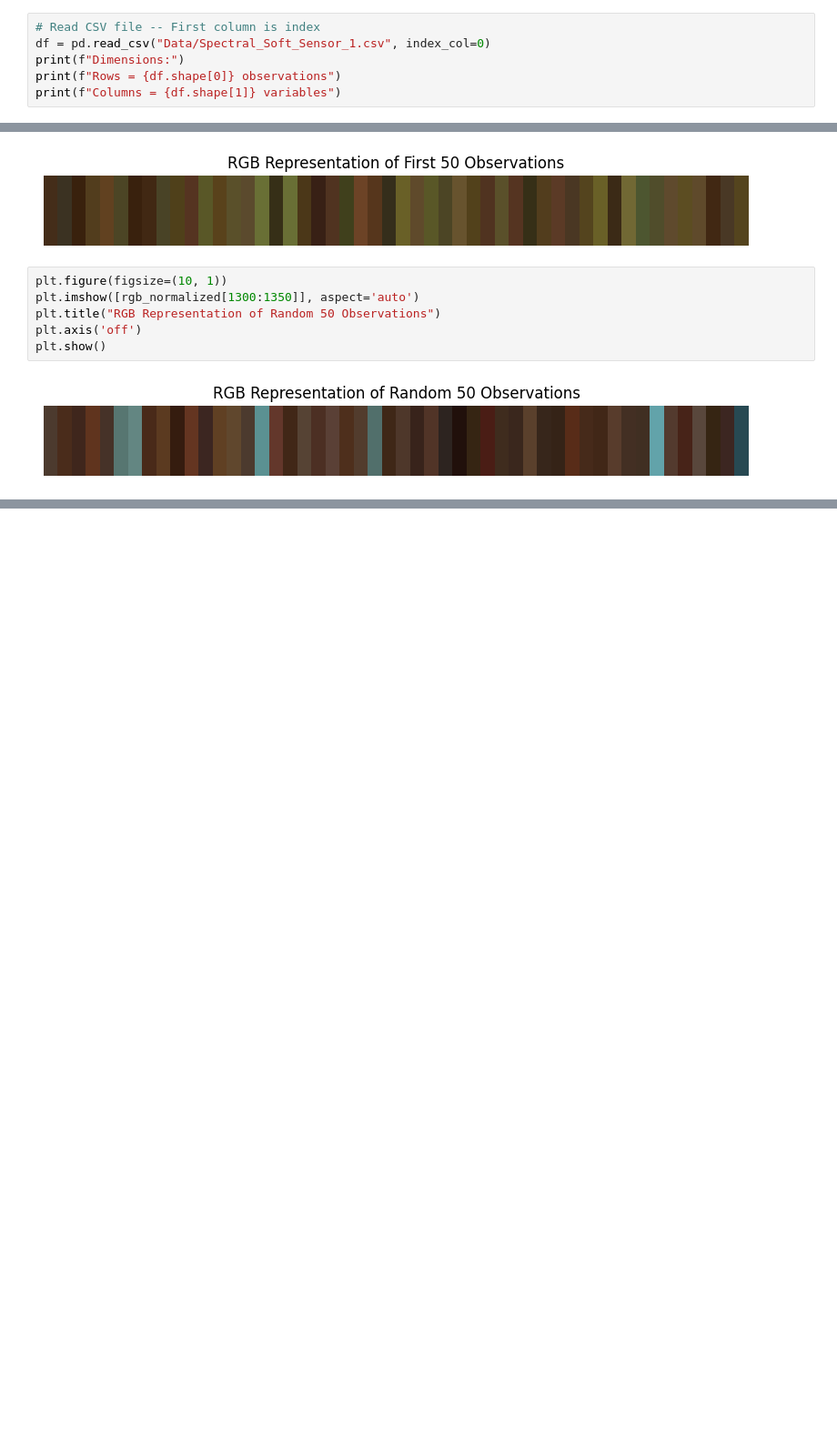
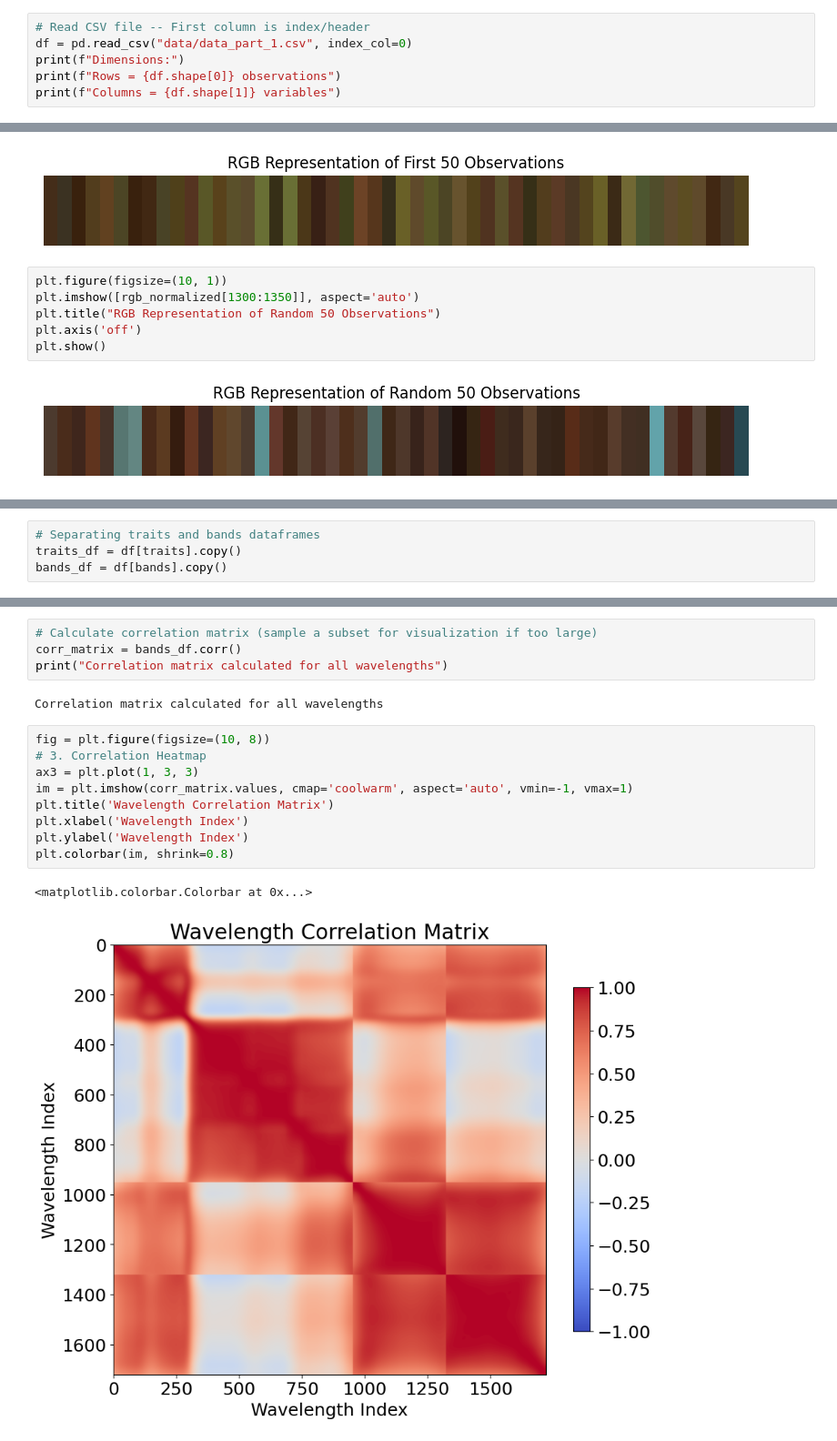
Before and after one commit to sophisticated21/ADAML-spectral-soft-sensor, a Jupyter notebook: part1.ipynb, the cells around one changed output, grey strips where cells are left out. Shown at 91% size. Drawn from its saved outputs; the diff is of its cells as text; blank space fills up the shorter version.

```diff
--- a/part1.ipynb
+++ b/part1.ipynb
@@ -4,8 +4,8 @@ import numpy as np
 import matplotlib.pyplot as plt
 import seaborn as sns
 # %%
-# Read CSV file -- First column is index
-df = pd.read_csv("Data/Spectral_Soft_Sensor_1.csv", index_col=0)
+# Read CSV file -- First column is index/header
+df = pd.read_csv("data/data_part_1.csv", index_col=0)
 print(f"Dimensions:")
 print(f"Rows = {df.shape[0]} observations")
 print(f"Columns = {df.shape[1]} variables")
@@ -188,0 +193,4 @@ plt.show()
+# %%
+# Separating traits and bands dataframes
+traits_df = df[traits].copy()
+bands_df = df[bands].copy()
@@ -188,0 +217,18 @@ plt.show()
+# %%
+# Calculate correlation matrix (sample a subset for visualization if too large)
+corr_matrix = bands_df.corr()
+print("Correlation matrix calculated for all wavelengths")
+# %% [output]
+Correlation matrix calculated for all wavelengths
+# %%
+fig = plt.figure(figsize=(10, 8))
+# 3. Correlation Heatmap
+ax3 = plt.plot(1, 3, 3)
+im = plt.imshow(corr_matrix.values, cmap='coolwarm', aspect='auto', vmin=-1, vmax=1)
+plt.title('Wavelength Correlation Matrix')
+plt.xlabel('Wavelength Index')
+plt.ylabel('Wavelength Index')
+plt.colorbar(im, shrink=0.8)
+# %% [output]
+<matplotlib.colorbar.Colorbar at 0x...>
+[figure, added]
```
Also changed, not shown: parts of 12 cells of this notebook, 1 other file.
